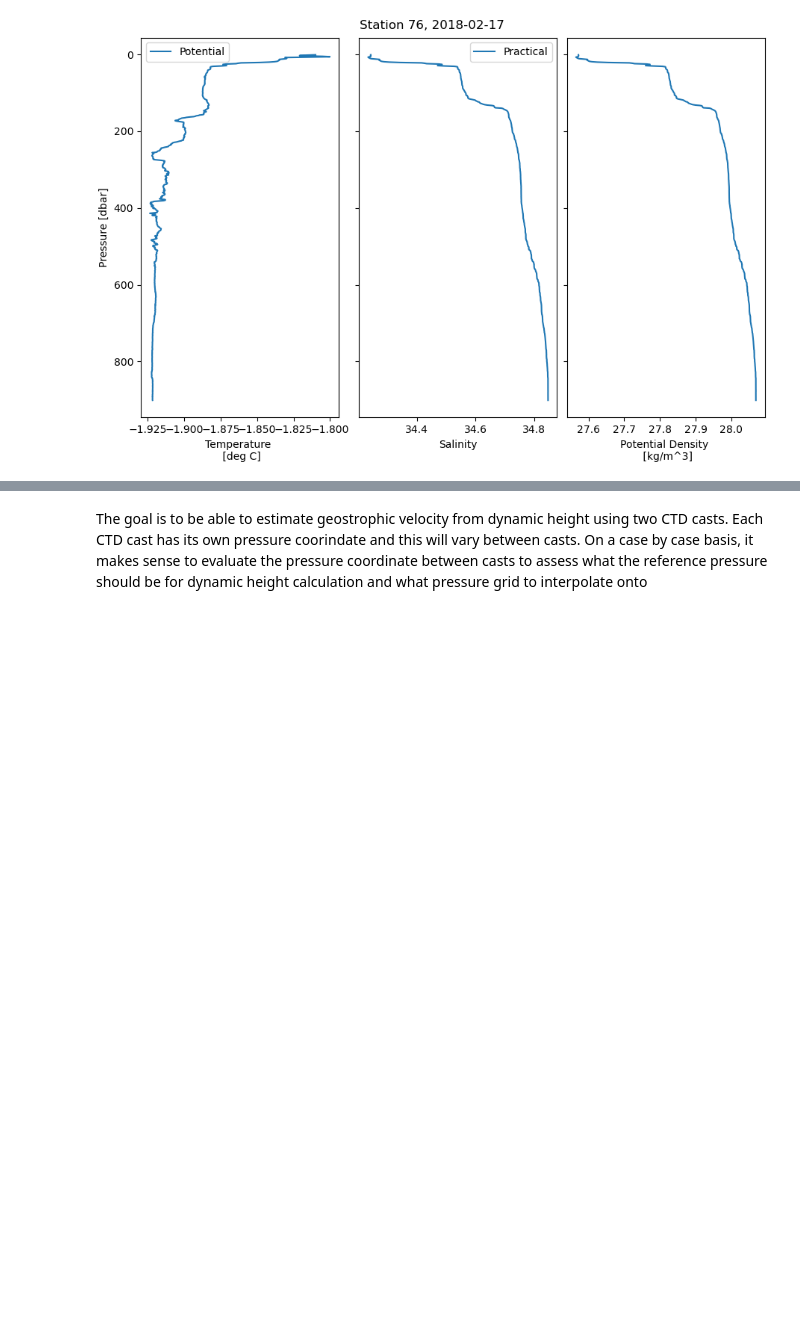
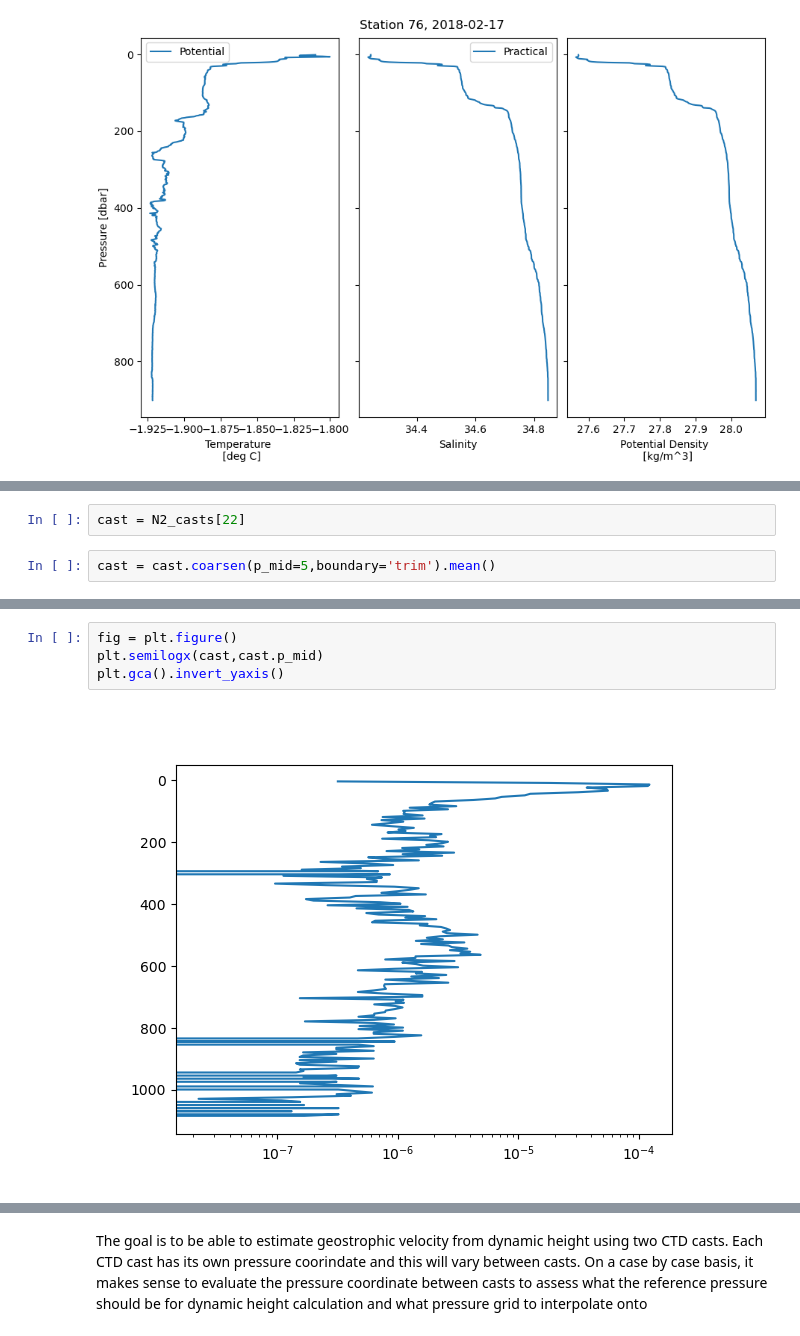
Before and after one commit to MackenzieBlanusa/TNB_tools, a Jupyter notebook: MastersThesis/rotaryspectra_ctd.ipynb, the cells around one changed output, grey strips where cells are left out. Drawn from its saved outputs; the diff is of its cells as text; blank space fills up the shorter version.

```diff
--- a/MastersThesis/rotaryspectra_ctd.ipynb
+++ b/MastersThesis/rotaryspectra_ctd.ipynb
@@ -921,0 +753,4 @@ Attributes:
+# %%
+cast = N2_casts[22]
+# %%
+cast = cast.coarsen(p_mid=5,boundary='trim').mean()
@@ -921,0 +777,6 @@ Attributes:
+# %%
+fig = plt.figure()
+plt.semilogx(cast,cast.p_mid)
+plt.gca().invert_yaxis()
+# %% [output]
+[figure, added]
```
Also changed, not shown: parts of 39 cells of this notebook.
